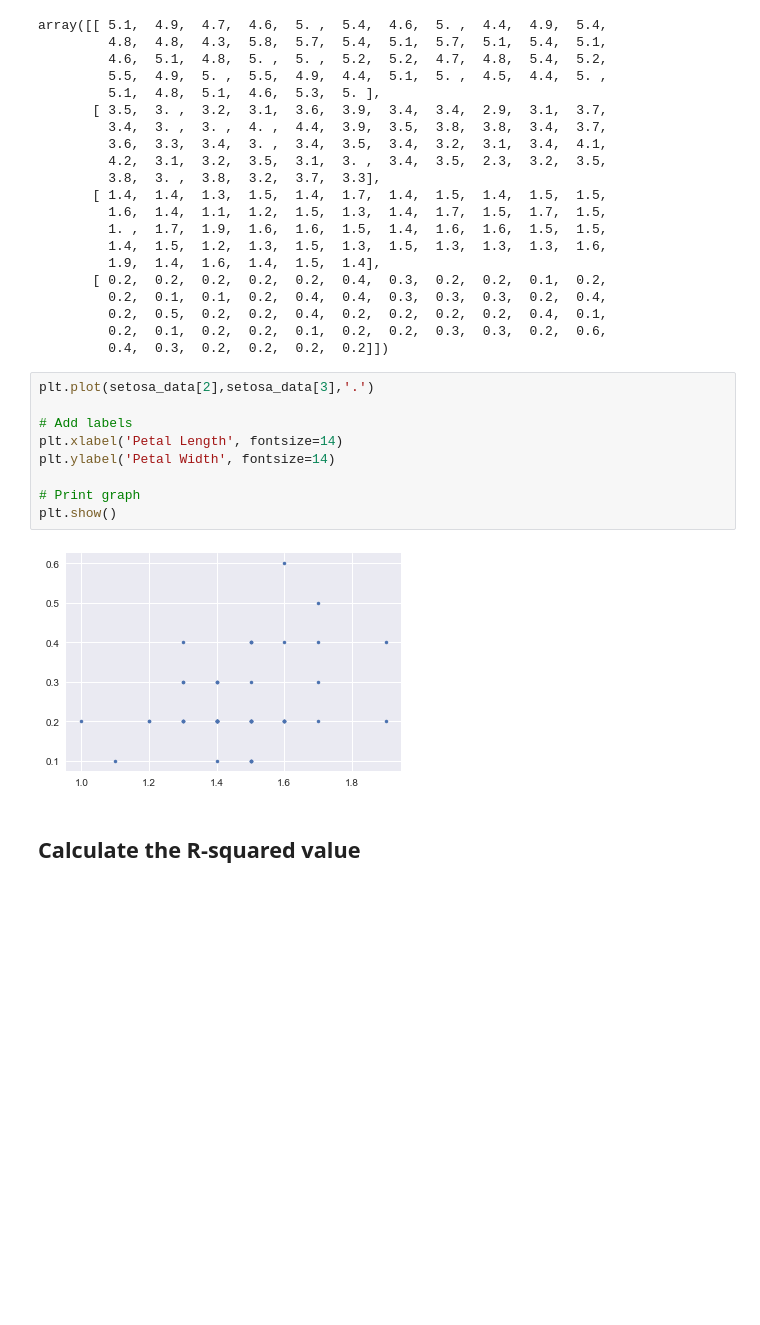
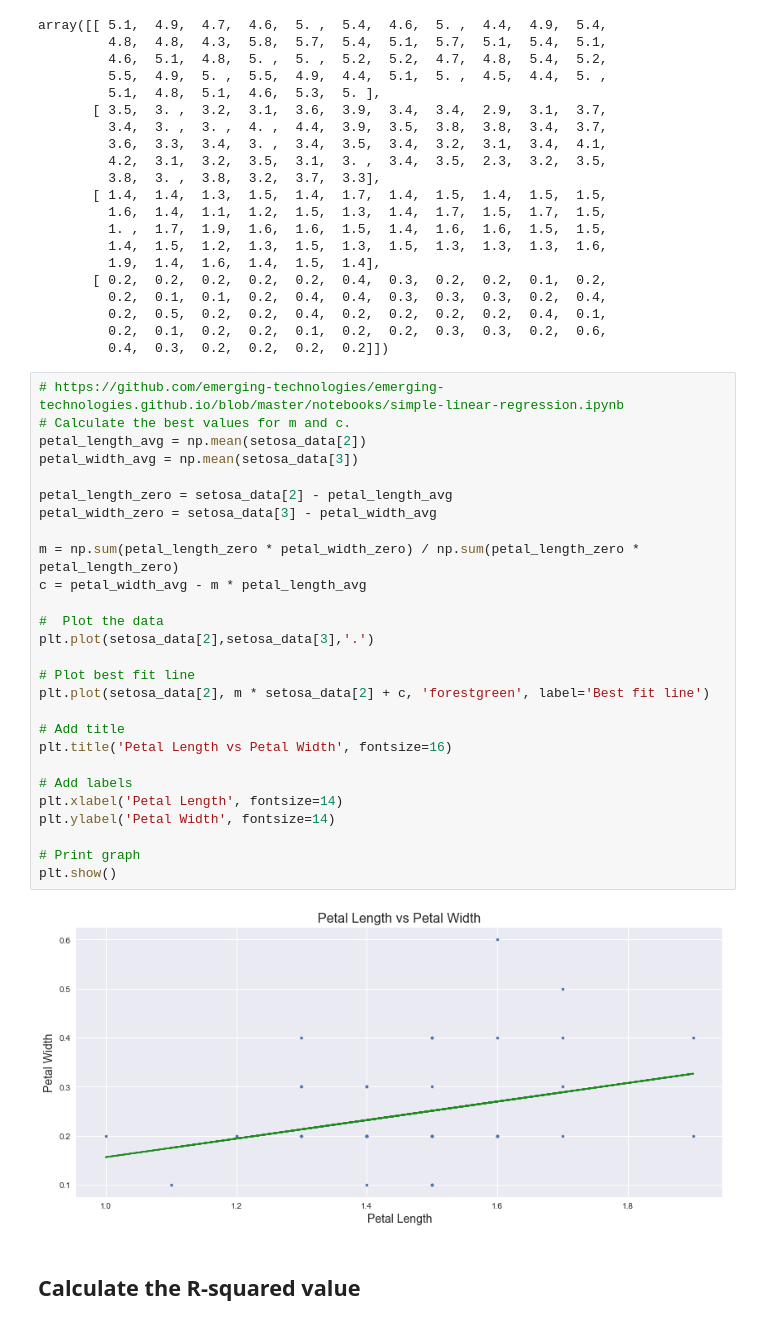
Before and after one commit to taraokelly/Problem-set-Jupyter-Pyplot-and-Numpy, a Jupyter notebook: solutions/solution.ipynb, the cells around one changed output. Drawn from its saved outputs; the diff is of its cells as text; blank space fills up the shorter version.

```diff
--- a/solutions/solution.ipynb
+++ b/solutions/solution.ipynb
@@ -171,17 +171,35 @@ array([[ 5.1,  4.9,  4.7,  4.6,  5. ,  5.4,  4.6,  5. ,  4.4,  4.9,  5.4,
          0.2,  0.5,  0.2,  0.2,  0.4,  0.2,  0.2,  0.2,  0.2,  0.4,  0.1,
          0.2,  0.1,  0.2,  0.2,  0.1,  0.2,  0.2,  0.3,  0.3,  0.2,  0.6,
          0.4,  0.3,  0.2,  0.2,  0.2,  0.2]])
-# %%
-plt.plot(setosa_data[2],setosa_data[3],'.')
-
-# Add labels
-plt.xlabel('Petal Length', fontsize=14)
-plt.ylabel('Petal Width', fontsize=14)
-
-# Print graph
-plt.show()
-# %% [output]
-[figure, removed]
+# %%
+# https://github.com/emerging-technologies/emerging-technologies.github.io/blob/master/notebooks/simple-linear-regression.ipynb
+# Calculate the best values for m and c.
+petal_length_avg = np.mean(setosa_data[2])
+petal_width_avg = np.mean(setosa_data[3])
+
+petal_length_zero = setosa_data[2] - petal_length_avg
+petal_width_zero = setosa_data[3] - petal_width_avg
+
+m = np.sum(petal_length_zero * petal_width_zero) / np.sum(petal_length_zero * petal_length_zero)
+c = petal_width_avg - m * petal_length_avg
+
+#  Plot the data
+plt.plot(setosa_data[2],setosa_data[3],'.')
+
+# Plot best fit line
+plt.plot(setosa_data[2], m * setosa_data[2] + c, 'forestgreen', label='Best fit line')
+
+# Add title
+plt.title('Petal Length vs Petal Width', fontsize=16)
+
+# Add labels
+plt.xlabel('Petal Length', fontsize=14)
+plt.ylabel('Petal Width', fontsize=14)
+
+# Print graph
+plt.show()
+# %% [output]
+[figure, added]
 # %% [markdown]
 ## Calculate the R-squared value
 # %%
```
Also changed, not shown: parts of 1 cell of this notebook, 1 other file.
